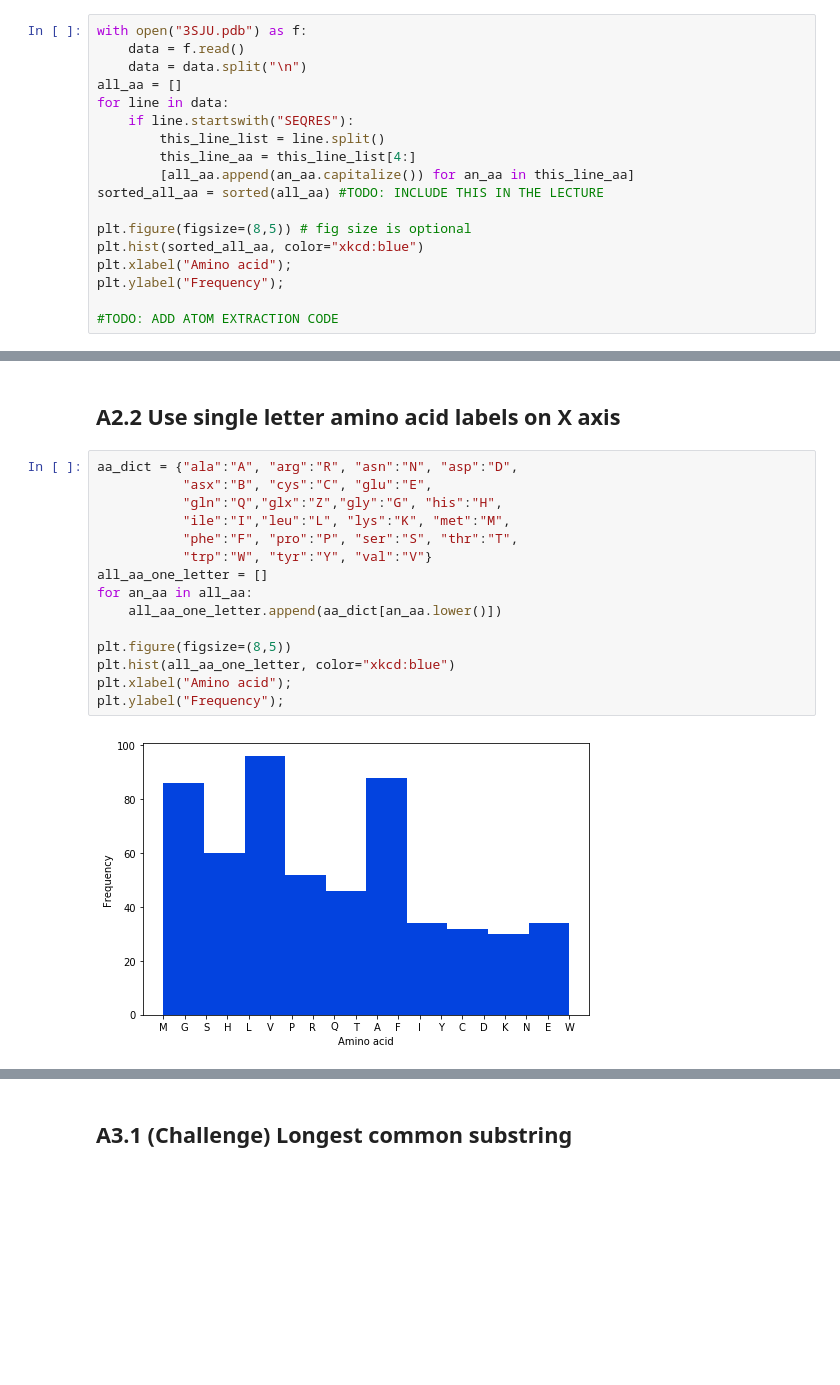
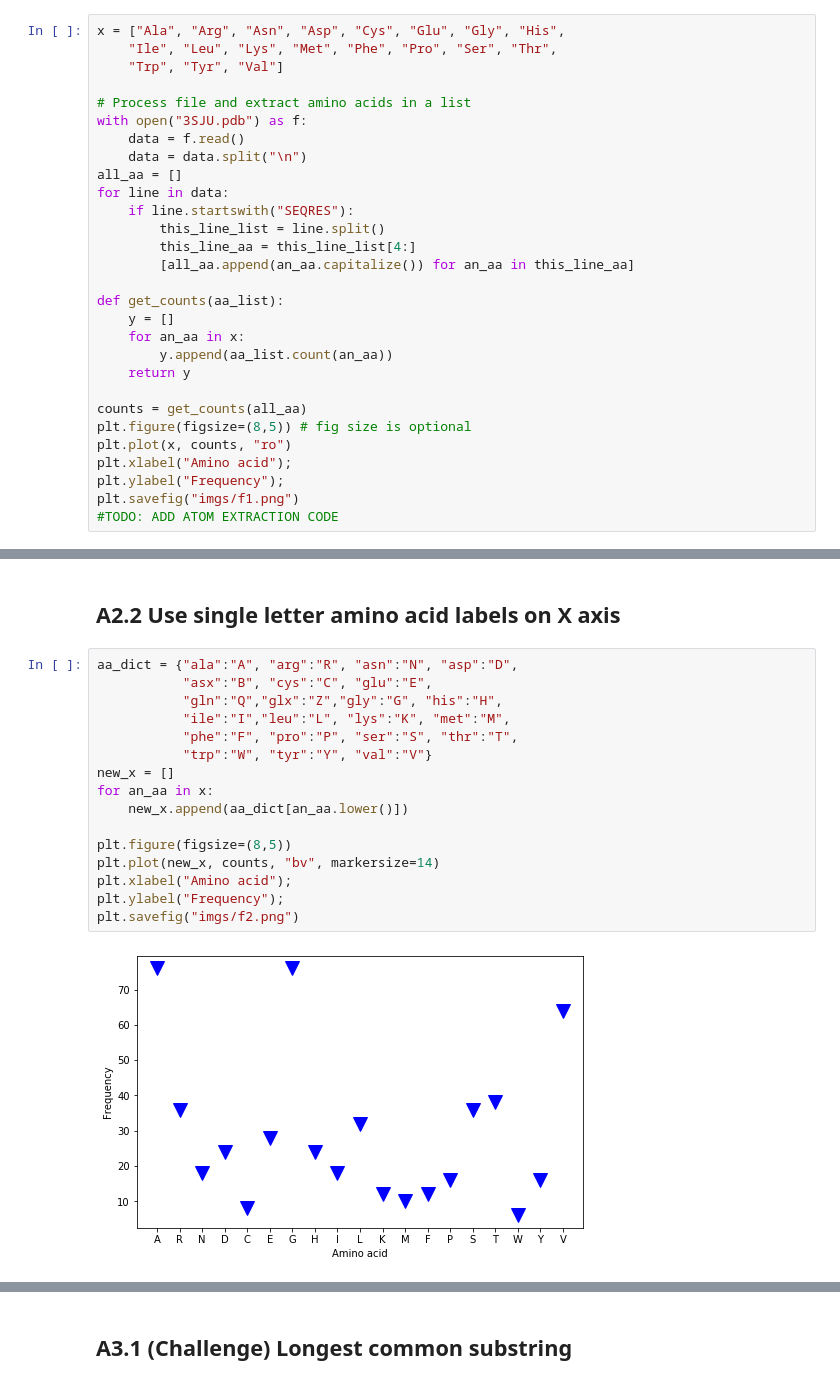
Before and after one commit to allardjun/MCSBBootcampDry, a Jupyter notebook: Zoo/python/solutions.ipynb, the cells around one changed output, grey strips where cells are left out. Cells and saved outputs as stored; diff of their text form; blank space fills up the shorter version.

Commit message:
Change: Remove histograms in `solutions`

```diff
--- a/Zoo/python/solutions.ipynb
+++ b/Zoo/python/solutions.ipynb
@@ -23,6 +23,11 @@ The first line is : HEADER    OXIDOREDUCTASE                          21-JUN-11
 # %% [markdown]
 ## A2.1 Process file and plot amino acid frequencies
 # %%
+x = ["Ala", "Arg", "Asn", "Asp", "Cys", "Glu", "Gly", "His",
+    "Ile", "Leu", "Lys", "Met", "Phe", "Pro", "Ser", "Thr",
+    "Trp", "Tyr", "Val"]
+
+# Process file and extract amino acids in a list
 with open("3SJU.pdb") as f:
     data = f.read()
     data = data.split("\n")
@@ -32,12 +37,18 @@ for line in data:
         this_line_list = line.split()
         this_line_aa = this_line_list[4:]
         [all_aa.append(an_aa.capitalize()) for an_aa in this_line_aa]
-sorted_all_aa = sorted(all_aa) #TODO: INCLUDE THIS IN THE LECTURE
 
+def get_counts(aa_list):
+    y = []
+    for an_aa in x:
+        y.append(aa_list.count(an_aa))
+    return y
+
+counts = get_counts(all_aa)
 plt.figure(figsize=(8,5)) # fig size is optional
-plt.hist(sorted_all_aa, color="xkcd:blue")
+plt.plot(x, counts, "ro")
 plt.xlabel("Amino acid");
 plt.ylabel("Frequency");
-
+plt.savefig("imgs/f1.png")
 #TODO: ADD ATOM EXTRACTION CODE
 # %% [output]
@@ -47,18 +58,19 @@ plt.ylabel("Frequency");
 # %%
 aa_dict = {"ala":"A", "arg":"R", "asn":"N", "asp":"D",
            "asx":"B", "cys":"C", "glu":"E",
            "gln":"Q","glx":"Z","gly":"G", "his":"H",
            "ile":"I","leu":"L", "lys":"K", "met":"M",
            "phe":"F", "pro":"P", "ser":"S", "thr":"T",
            "trp":"W", "tyr":"Y", "val":"V"}
-all_aa_one_letter = []
-for an_aa in all_aa:
-    all_aa_one_letter.append(aa_dict[an_aa.lower()])
+new_x = []
+for an_aa in x:
+    new_x.append(aa_dict[an_aa.lower()])
 
 plt.figure(figsize=(8,5))
-plt.hist(all_aa_one_letter, color="xkcd:blue")
+plt.plot(new_x, counts, "bv", markersize=14)
 plt.xlabel("Amino acid");
 plt.ylabel("Frequency");
+plt.savefig("imgs/f2.png")
 # %% [output]
-[figure, old version]
+[figure, new version]
 # %% [markdown]
```
Also changed, not shown: parts of 4 cells of this notebook, 3 other files.
